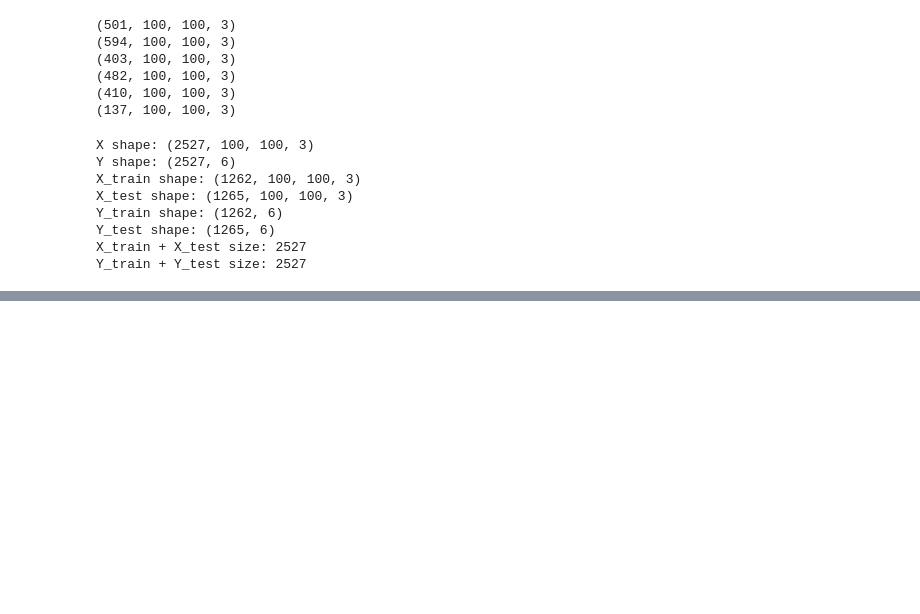
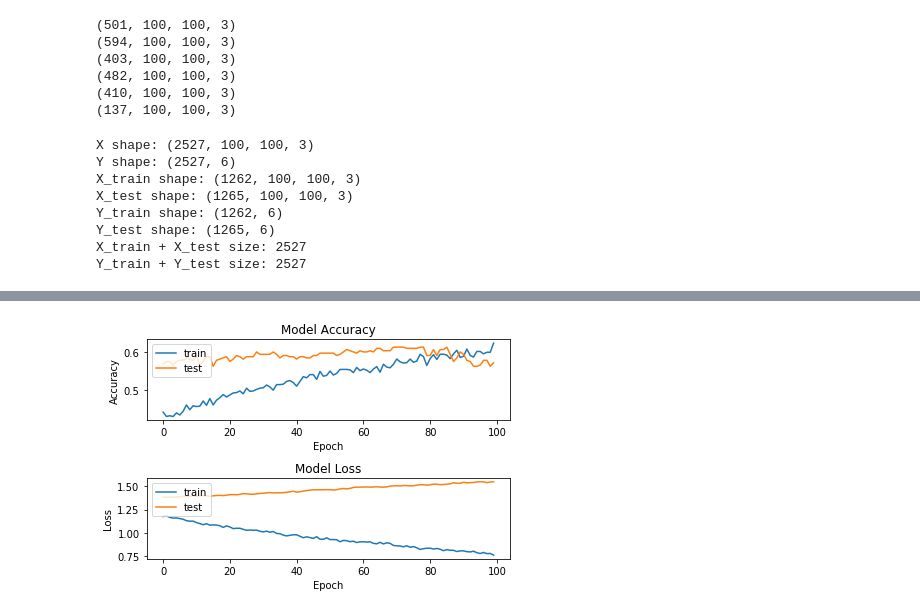
Before and after one commit to CSCI4850/S19-team1-project, a Jupyter notebook: project_code.ipynb, the cells around one changed output, grey strips where cells are left out. Saved outputs shown, nothing was run; the diff lists cells and outputs as text; code cells hidden in the pictures; blank space fills up the shorter version.

```diff
--- a/project_code.ipynb
+++ b/project_code.ipynb
@@ -197,3 +229,28 @@ plt.show()
+# %%
+plt.figure(1)
+
+# Accuracy
+plt.subplot(211)
+plt.plot(history2.history['acc'])
+plt.plot(history2.history['val_acc'])
+plt.title('Model Accuracy')
+plt.ylabel('Accuracy')
+plt.xlabel('Epoch')
+plt.legend(['train', 'test'], loc = 'upper left')
+
+# Loss
+plt.subplot(212)
+plt.plot(history2.history['loss'])
+plt.plot(history2.history['val_loss'])
+plt.title('Model Loss')
+plt.ylabel('Loss')
+plt.xlabel('Epoch')
+plt.legend(['train', 'test'], loc = 'upper left')
+
+plt.tight_layout()
+plt.show()
+# %% [output]
+[figure, added]
 # %%
 preds = model.predict(X_test)
 # %%
```
Also changed, not shown: parts of 10 cells of this notebook, 4 other files.
